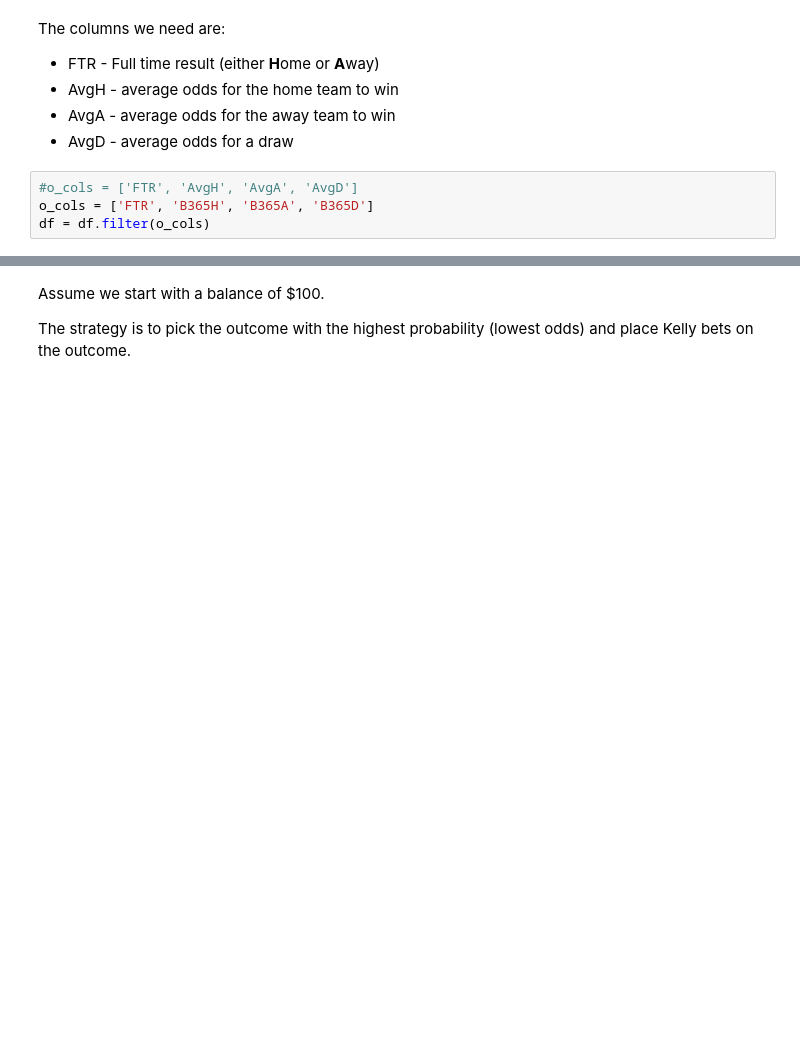
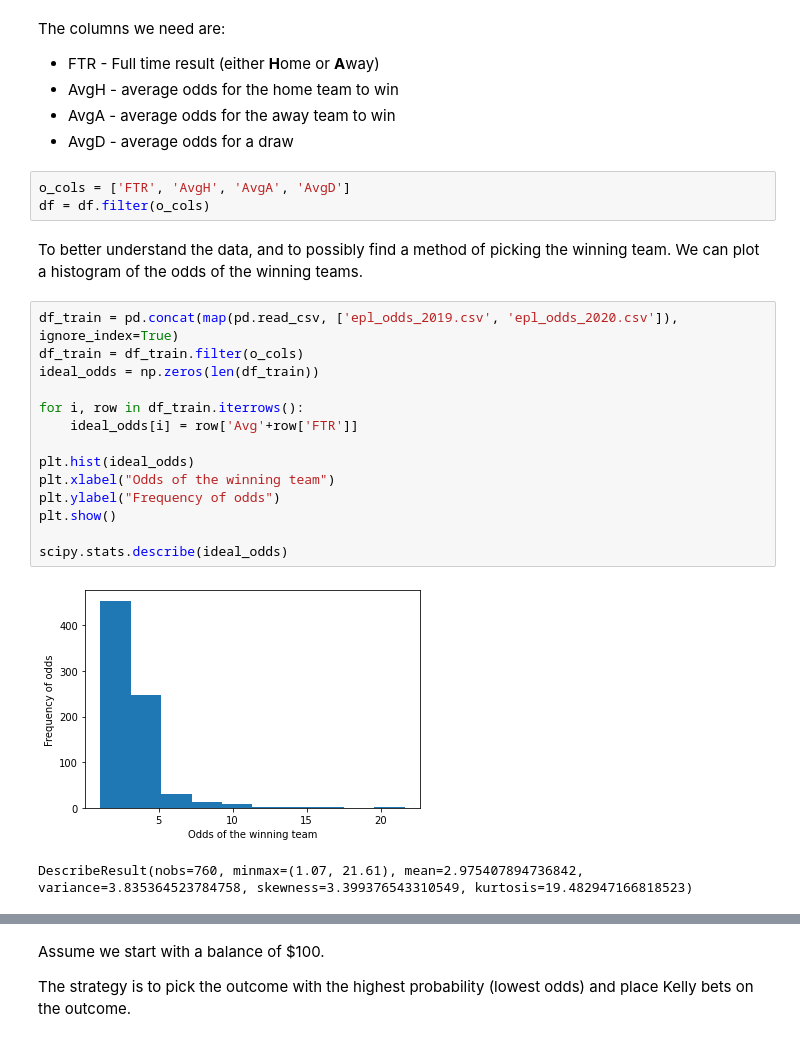
Before and after one commit to nerrma/betting-backtest, a Jupyter notebook: kelly_backtest.ipynb, the cells around one changed output, grey strips where cells are left out. Drawn from its saved outputs; the diff is of its cells as text; blank space fills up the shorter version.

```diff
--- a/kelly_backtest.ipynb
+++ b/kelly_backtest.ipynb
@@ -15,6 +16,24 @@ The columns we need are:
 - AvgA - average odds for the away team to win
 - AvgD - average odds for a draw
 # %%
-#o_cols = ['FTR', 'AvgH', 'AvgA', 'AvgD']
-o_cols = ['FTR', 'B365H', 'B365A', 'B365D']
+o_cols = ['FTR', 'AvgH', 'AvgA', 'AvgD']
 df = df.filter(o_cols)
+# %% [markdown]
+To better understand the data, and to possibly find a method of picking the winning team. We can plot a histogram of the odds of the winning teams.
+# %%
+df_train = pd.concat(map(pd.read_csv, ['epl_odds_2019.csv', 'epl_odds_2020.csv']), ignore_index=True)
+df_train = df_train.filter(o_cols)
+ideal_odds = np.zeros(len(df_train))
+
+for i, row in df_train.iterrows():
+    ideal_odds[i] = row['Avg'+row['FTR']]
+
+plt.hist(ideal_odds)
+plt.xlabel("Odds of the winning team")
+plt.ylabel("Frequency of odds")
+plt.show()
+
+scipy.stats.describe(ideal_odds)
+# %% [output]
+[figure, added]
+DescribeResult(nobs=760, minmax=(1.07, 21.61), mean=2.975407894736842, variance=3.835364523784758, skewness=3.399376543310549, kurtosis=19.482947166818523)
```
Also changed, not shown: parts of 6 cells of this notebook, 2 other files.
